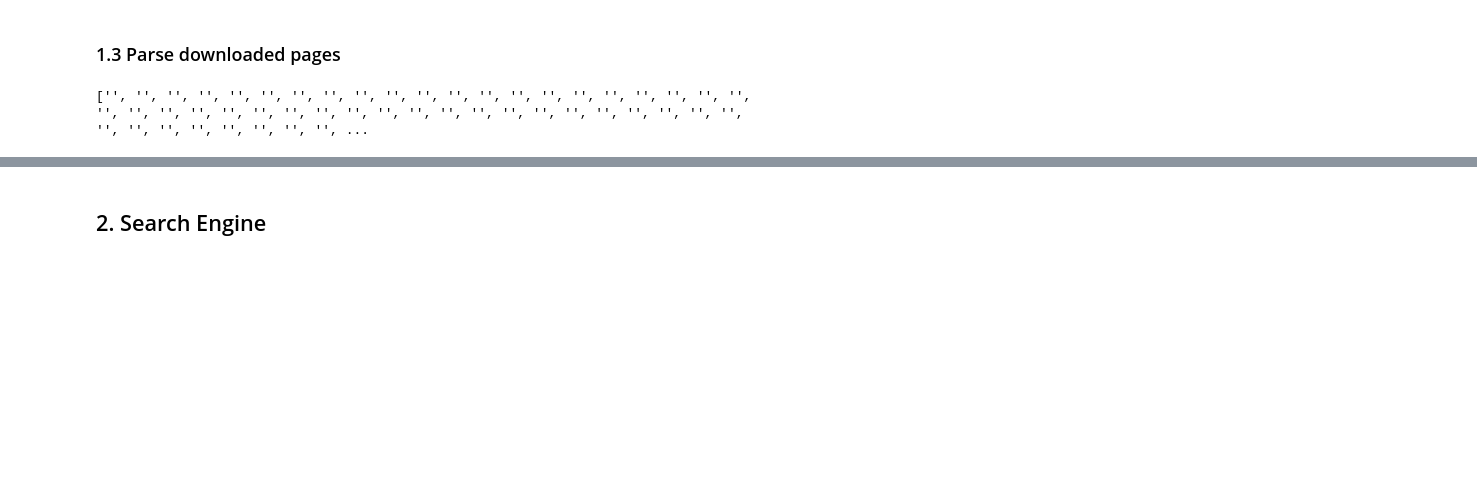
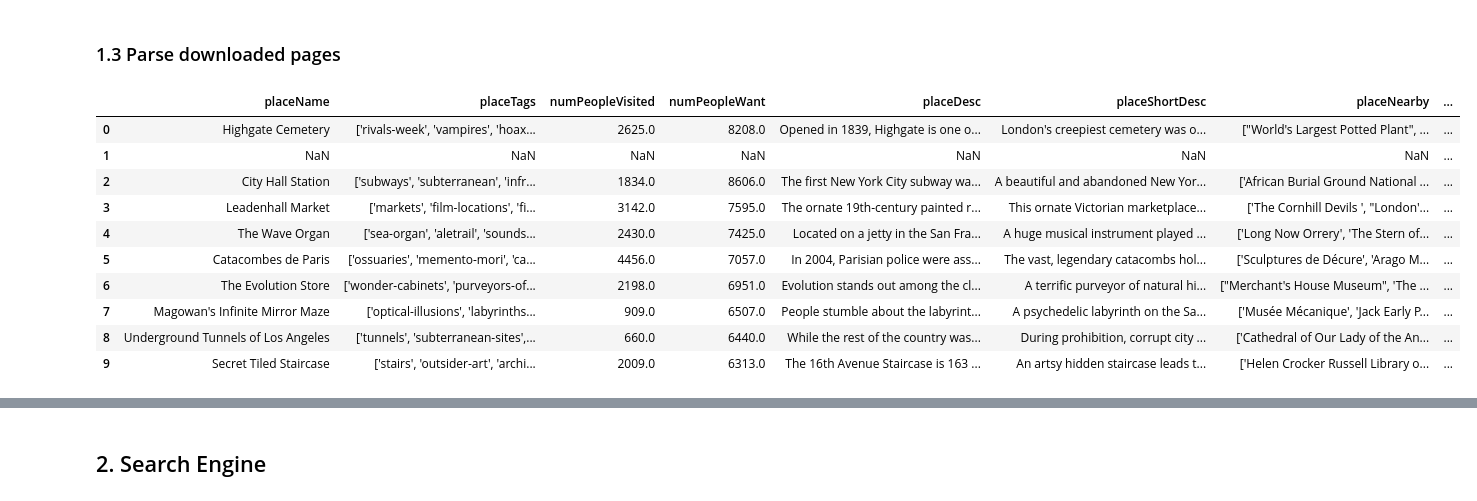
Before and after one commit to albachiarabellaroba/HW3---Group-16, a Jupyter notebook: Copia_di_main_Albachiara.ipynb, the cells around one changed output, grey strips where cells are left out. Cells and saved outputs as stored; diff of their text form; code cells hidden in the pictures; blank space fills up the shorter version.

```diff
--- a/Copia_di_main_Albachiara.ipynb
+++ b/Copia_di_main_Albachiara.ipynb
@@ -200,4 +236,17 @@ placeURL=[]
+# %%
+visual=pd.read_csv('/content/drive/MyDrive/ADM_HW3/features.tsv', sep='\t')
+visual.head(10)
+# %% [output]
+|  | placeName | placeTags | numPeopleVisited | numPeopleWant | placeDesc | placeShortDesc | placeNearby | ... |
+| 0 | Highgate Cemetery | ['rivals-week', 'vampires', 'hoax... | 2625.0 | 8208.0 | Opened in 1839, Highgate is one o... | London's creepiest cemetery was o... | ["World's Largest Potted Plant", ... | ... |
+| 1 | NaN | NaN | NaN | NaN | NaN | NaN | NaN | ... |
+| 2 | City Hall Station | ['subways', 'subterranean', 'infr... | 1834.0 | 8606.0 | The first New York City subway wa... | A beautiful and abandoned New Yor... | ['African Burial Ground National ... | ... |
+| 3 | Leadenhall Market | ['markets', 'film-locations', 'fi... | 3142.0 | 7595.0 | The ornate 19th-century painted r... | This ornate Victorian marketplace... | ['The Cornhill Devils ', "London'... | ... |
+| 4 | The Wave Organ | ['sea-organ', 'aletrail', 'sounds... | 2430.0 | 7425.0 | Located on a jetty in the San Fra... | A huge musical instrument played ... | ['Long Now Orrery', 'The Stern of... | ... |
+| 5 | Catacombes de Paris | ['ossuaries', 'memento-mori', 'ca... | 4456.0 | 7057.0 | In 2004, Parisian police were ass... | The vast, legendary catacombs hol... | ['Sculptures de Décure', 'Arago M... | ... |
+| 6 | The Evolution Store | ['wonder-cabinets', 'purveyors-of... | 2198.0 | 6951.0 | Evolution stands out among the cl... | A terrific purveyor of natural hi... | ["Merchant's House Museum", 'The ... | ... |
+| 7 | Magowan's Infinite Mirror Maze | ['optical-illusions', 'labyrinths... | 909.0 | 6507.0 | People stumble about the labyrint... | A psychedelic labyrinth on the Sa... | ['Musée Mécanique', 'Jack Early P... | ... |
+| 8 | Underground Tunnels of Los Angeles | ['tunnels', 'subterranean-sites',... | 660.0 | 6440.0 | While the rest of the country was... | During prohibition, corrupt city ... | ['Cathedral of Our Lady of the An... | ... |
+| 9 | Secret Tiled Staircase | ['stairs', 'outsider-art', 'archi... | 2009.0 | 6313.0 | The 16th Avenue Staircase is 163 ... | An artsy hidden staircase leads t... | ['Helen Crocker Russell Library o... | ... |
 # %%
-print(placeName)
+print()
-# %% [output]
-['', '', '', '', '', '', '', '', '', '', '', '', '', '', '', '', '', '', '', '', '', '', '', '', '', '', '', '', '', '', '', '', '', '', '', '', '', '', '', '', '', '', '', '', '', '', '', '', '', '', ...
```
Also changed, not shown: parts of 20 cells of this notebook.
